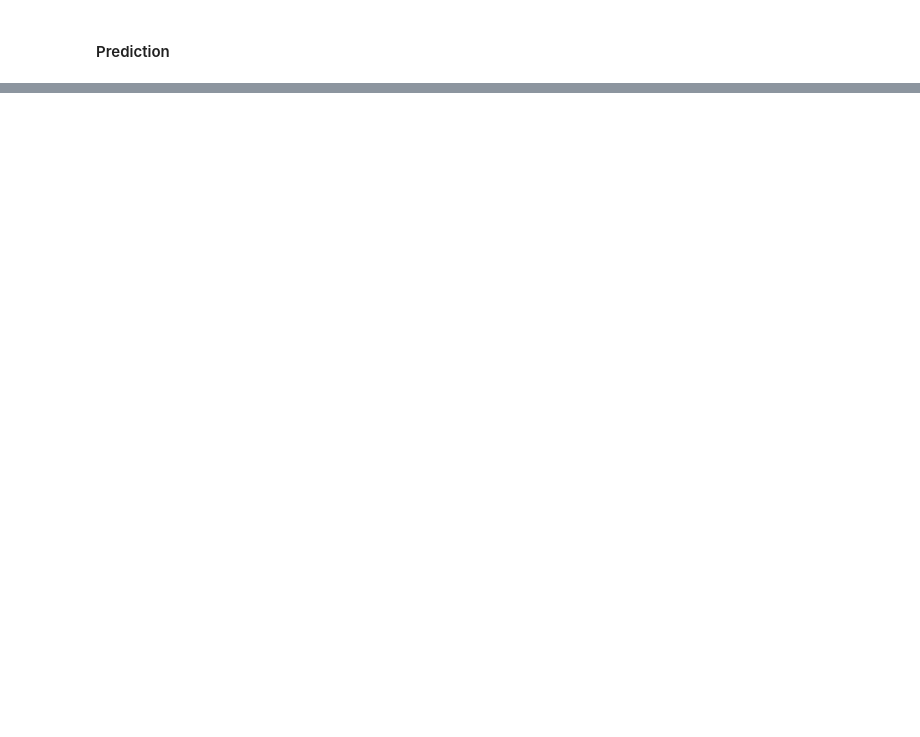
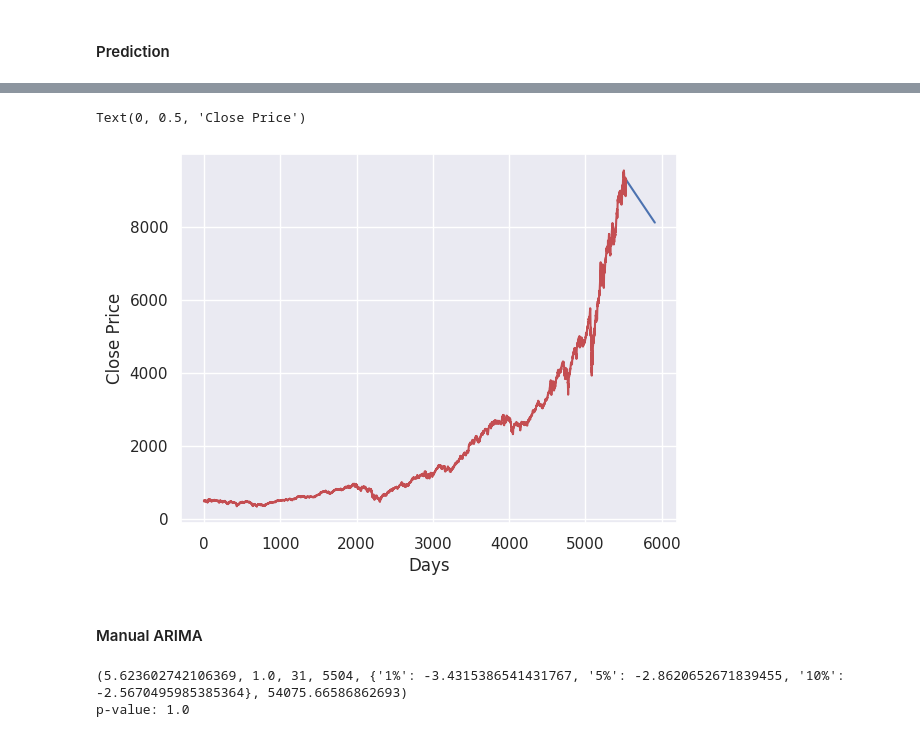
Before and after one commit to christofkaelin/ca683-project-group-1, a Jupyter notebook: CA683_Project_Group1.ipynb, the cells around one changed output, grey strips where cells are left out. Drawn from its saved outputs; the diff is of its cells as text; code cells hidden in the pictures; blank space fills up the shorter version.

```diff
--- a/CA683_Project_Group1.ipynb
+++ b/CA683_Project_Group1.ipynb
@@ -546,0 +632,8 @@ plt.show()
+# %%
+# Selecting the Close Values
+arima_train = ts_train['Close'].values
+arima_test = ts_test['Close'].values
+# %%
+#Auto-fit of the ARIMA model
+auto_arima = pm.auto_arima(arima_train, seasonal=False)
+auto_arima
@@ -546,0 +667,26 @@ plt.show()
+# %%
+x_arima=[]
+for i in range(len(arima_train)+len(arima_test)):
+  x_arima.append(i)
+# %%
+forecast_arima_auto = auto_arima.predict(n_periods=len(arima_test))
+# %%
+plt.plot(x_arima, [None]*len(arima_train) + list(forecast_arima_auto), label='ARIMA', color='b')
+plt.plot(arima_train, label='historical data', color='r')
+
+plt.xlabel('Days')
+plt.ylabel('Close Price')
+# %% [output]
+Text(0, 0.5, 'Close Price')
+[figure, added]
+# %% [markdown]
+#### Manual ARIMA
+# %%
+#Test for stationarity (p-value > 0.05 => non-stationary)
+from statsmodels.tsa.stattools import adfuller
+adf_test = adfuller(arima_train)
+print(adf_test)
+print(f'p-value: {adf_test[1]}')
+# %% [output]
+(5.623602742106369, 1.0, 31, 5504, {'1%': -3.4315386541431767, '5%': -2.8620652671839455, '10%': -2.5670495985385364}, 54075.66586862693)
+p-value: 1.0
```
Also changed, not shown: parts of 113 cells of this notebook.
